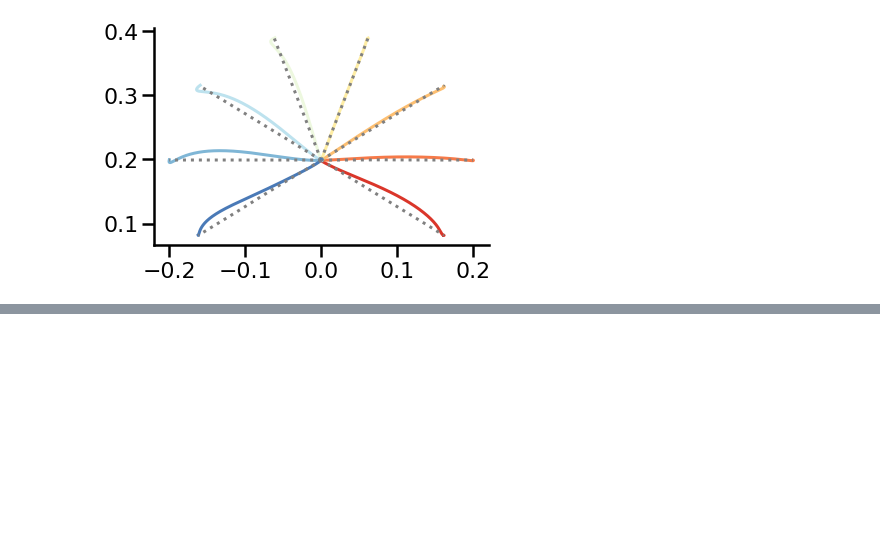
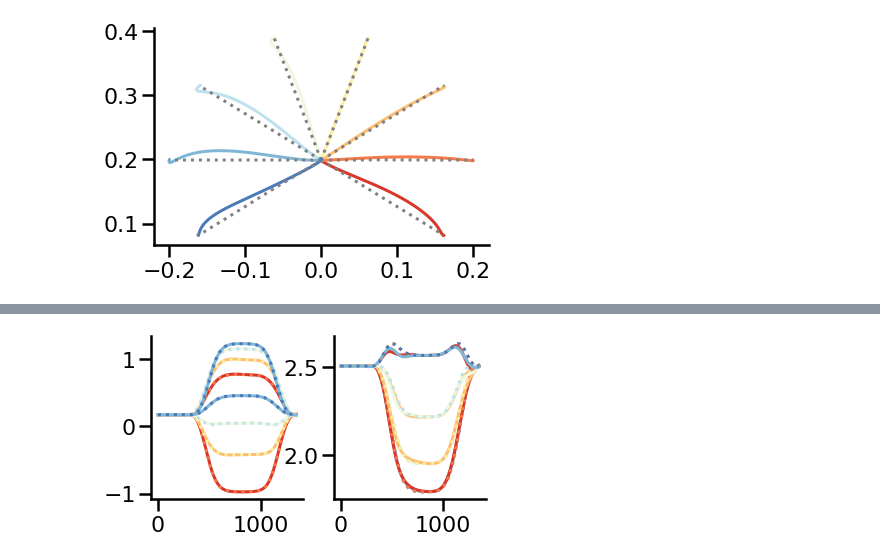
Before and after one commit to JoramKeijser/iLQR-jax, a Jupyter notebook: notebooks/ilqr_network_arm.ipynb, the cells around one changed output, grey strips where cells are left out. Saved outputs shown, nothing was run; the diff lists cells and outputs as text; code cells hidden in the pictures; blank space fills up the shorter version.

```diff
--- a/notebooks/ilqr_network_arm.ipynb
+++ b/notebooks/ilqr_network_arm.ipynb
@@ -365,0 +401,11 @@ sns.despine()
+# %%
+fig, ax = plt.subplots(1,2, figsize=(6,3))
+for i in range(8):
+    ax[0].plot(x_trj_new[i,:,-4])
+    ax[1].plot(x_trj_new[i,:,-3])
+    ax[0].plot(target_trj[i,:,0],":")
+    ax[1].plot(target_trj[i,:,1],":")
+
+sns.despine()
+# %% [output]
+[figure, added]
```
Also changed, not shown: parts of 9 cells of this notebook.
